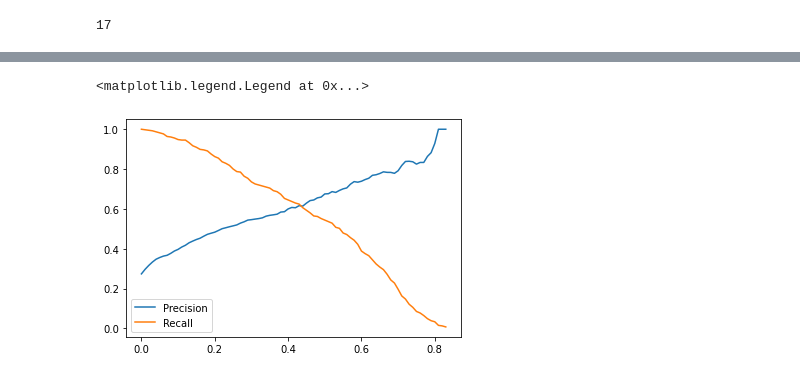
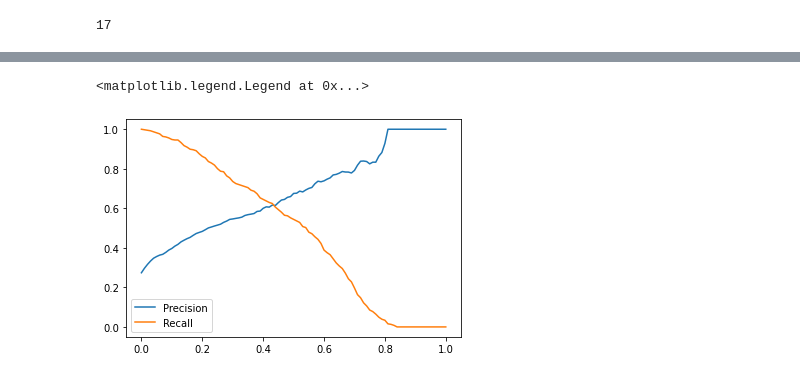
Before and after one commit to nindate/ml-zoomcamp-exercises, a Jupyter notebook: week4-explore-more-1.ipynb, the cells around one changed output, grey strips where cells are left out. Cells and saved outputs as stored; diff of their text form; code cells hidden in the pictures.

```diff
--- a/week4-explore-more-1.ipynb
+++ b/week4-explore-more-1.ipynb
@@ -265,2 +317,4 @@ df_scores['precision'].isnull().sum()
+# %%
+df_scores_1 = df_scores.copy()
 # %%
-df_scores = df_scores.fillna(1)
+df_scores_1 = df_scores_1.fillna(1)
@@ -289,7 +336,7 @@ df_scores[::5]
 # %%
-plt.plot(df_scores['threshold'], df_scores['precision'], label='Precision')
-plt.plot(df_scores['threshold'], df_scores['recall'], label='Recall')
+plt.plot(df_scores_1['threshold'], df_scores_1['precision'], label='Precision')
+plt.plot(df_scores_1['threshold'], df_scores_1['recall'], label='Recall')
 plt.legend()
 # %% [output]
 <matplotlib.legend.Legend at 0x...>
-[figure, old version]
+[figure, new version]
```
Also changed, not shown: parts of 40 cells of this notebook.
